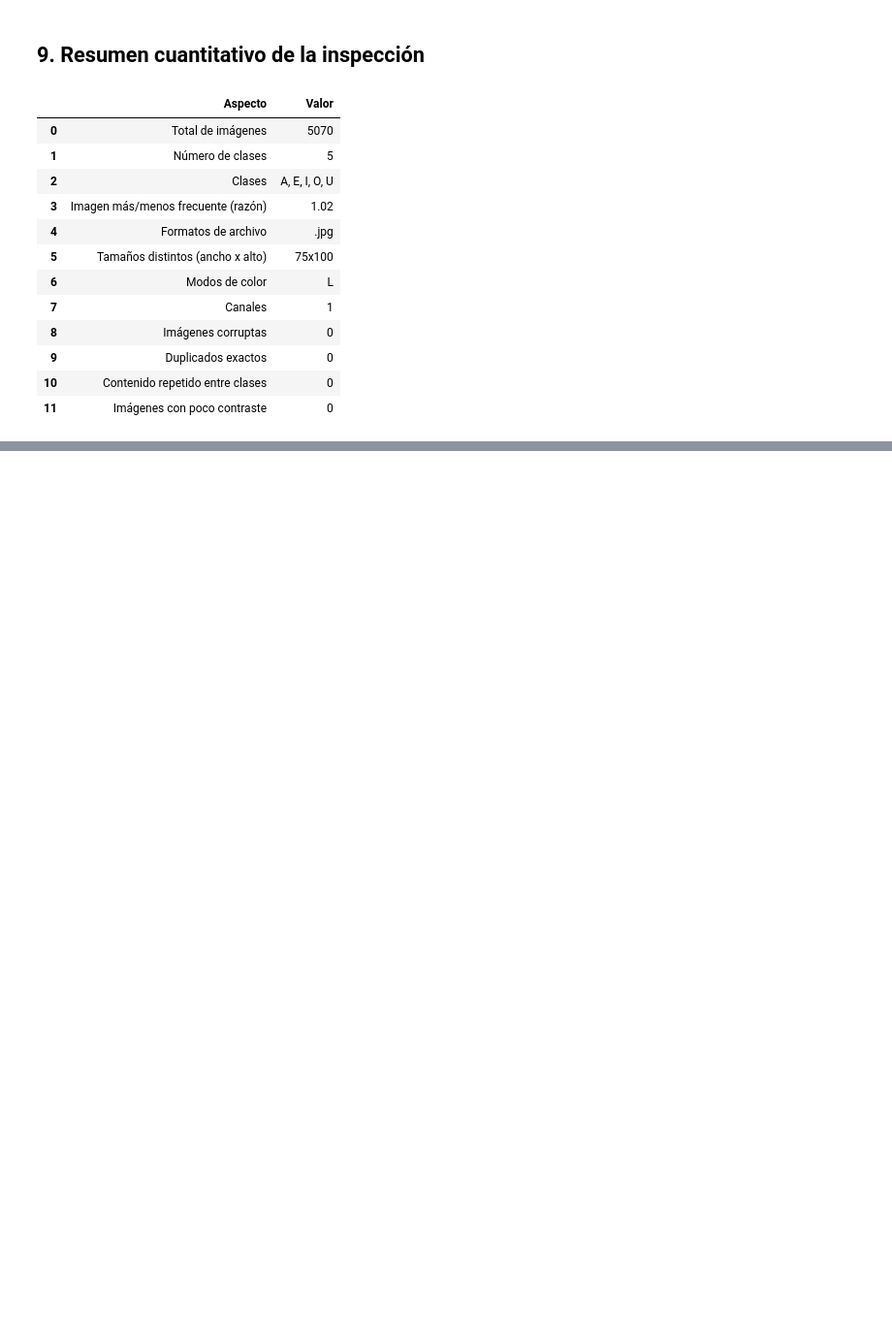
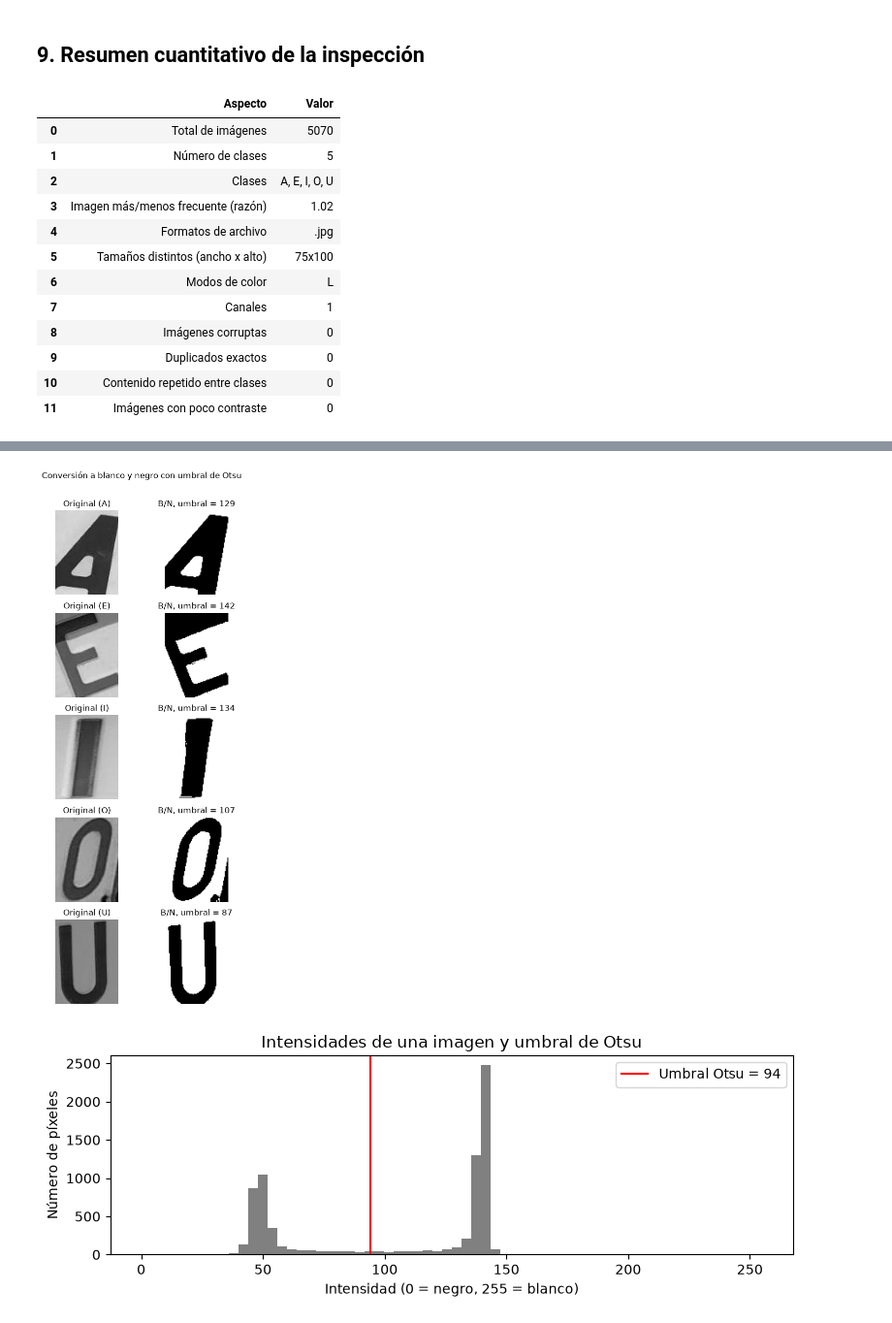
Before and after one commit to ldcantillom/vowel-recognizer-ml, a Jupyter notebook: Taller_Vocales_ML.ipynb, the cells around one changed output, grey strips where cells are left out. Shown at 97% size. Cells and saved outputs as stored; diff of their text form; code cells hidden in the pictures; blank space fills up the shorter version.

```diff
--- a/Taller_Vocales_ML.ipynb
+++ b/Taller_Vocales_ML.ipynb
@@ -427,0 +558,34 @@ Con base en los hallazgos anteriores, se justifica qué tratamiento podría ser
+# %%
+# Comparación visual: original en grises vs. imagen binarizada
+muestras = df_bn.groupby("clase", group_keys=False).sample(1, random_state=42)
+fig, axes = plt.subplots(len(muestras), 2, figsize=(5.5, 2.2 * len(muestras)))
+for ax, (_, fila) in zip(axes, muestras.iterrows()):
+    with Image.open(fila["ruta_original"]) as im:
+        original = np.asarray(im.convert("L"))
+    binaria = np.asarray(Image.open(fila["ruta_bn"]))
+    ax[0].imshow(original, cmap="gray", vmin=0, vmax=255)
+    ax[0].set_title(f"Original ({fila['clase']})")
+    ax[0].axis("off")
+    ax[1].imshow(binaria, cmap="gray", vmin=0, vmax=255)
+    ax[1].set_title(f"B/N, umbral = {fila['umbral']}")
+    ax[1].axis("off")
+plt.suptitle("Conversión a blanco y negro con umbral de Otsu", y=1.01)
+plt.tight_layout()
+plt.show()
+
+# Histograma de una imagen con su umbral
+fila = df_bn.sample(1, random_state=7).iloc[0]
+with Image.open(fila["ruta_original"]) as im:
+    gris = np.asarray(im.convert("L"))
+fig, ax = plt.subplots(figsize=(8, 3))
+ax.hist(gris.ravel(), bins=64, range=(0, 255), color="gray")
+ax.axvline(fila["umbral"], color="red", label=f"Umbral Otsu = {fila['umbral']}")
+ax.set_title("Intensidades de una imagen y umbral de Otsu")
+ax.set_xlabel("Intensidad (0 = negro, 255 = blanco)")
+ax.set_ylabel("Número de píxeles")
+ax.legend()
+plt.tight_layout()
+plt.show()
+# %% [output]
+[figure, added]
+[figure, added]
```
Also changed, not shown: parts of 16 cells of this notebook.
